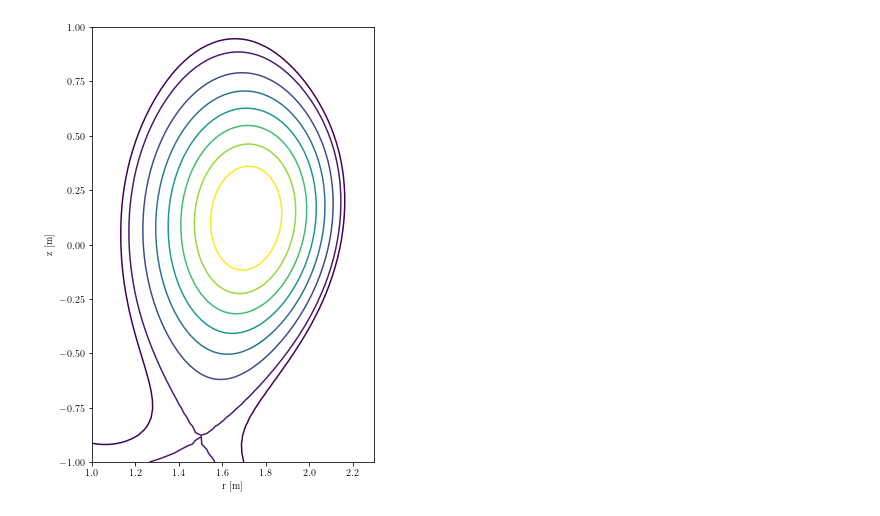
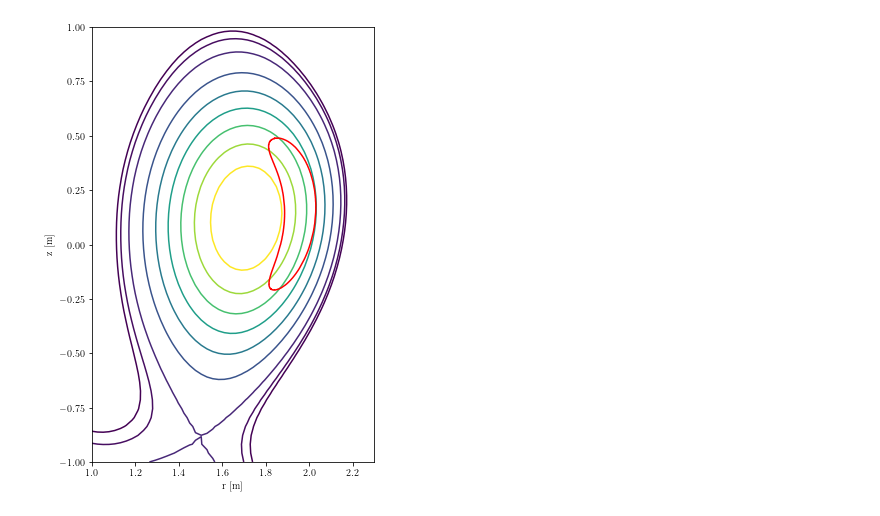
Before and after one commit to studentenherz/Minimal, a Jupyter notebook: extra/ASDEX-U.ipynb, the cells around one changed output. Cells and saved outputs as stored; diff of their text form; code cells hidden in the pictures.

Commit message:
addedd orbits to graph

```diff
--- a/extra/ASDEX-U.ipynb
+++ b/extra/ASDEX-U.ipynb
@@ -45,15 +45,24 @@ plt.rcParams.update({
 # %%
 fig, ax = plt.subplots()
 
-ax.contour(R, Z, Psi, [-0.1, 0.0025, 0.2, 0.4, 0.6, 0.8, 1.0, 1.2])
+ax.contour(R, Z, Psi, [-0.15, -0.1, 0.0025, 0.2, 0.4, 0.6, 0.8, 1.0, 1.2])
 ax.set_aspect('equal', adjustable='box')
 # ax.axis('off')
 ax.set_xlabel('r [m]')
 ax.set_ylabel('z [m]')
 
 
 plt.rcParams['figure.figsize'] = [12, 8]
 
+dir = '/home/maxwell/Physics/2. IB/Maestría/[1] Trabajo de Tesis/code/Minimal/build'
+
+a = 0.5 # scale factor
+orbit_data = np.loadtxt(f'{dir}/gc_out.dat')
+r = orbit_data[:,0] * a
+z = orbit_data[:,2] * a
+
+ax.plot(r, z, 'r')
+
 fig.savefig('flux_surfaces.pdf', bbox_inches='tight')
 # %% [output]
-[figure, old version]
+[figure, new version]
```
Also changed, not shown: 1 other file.
